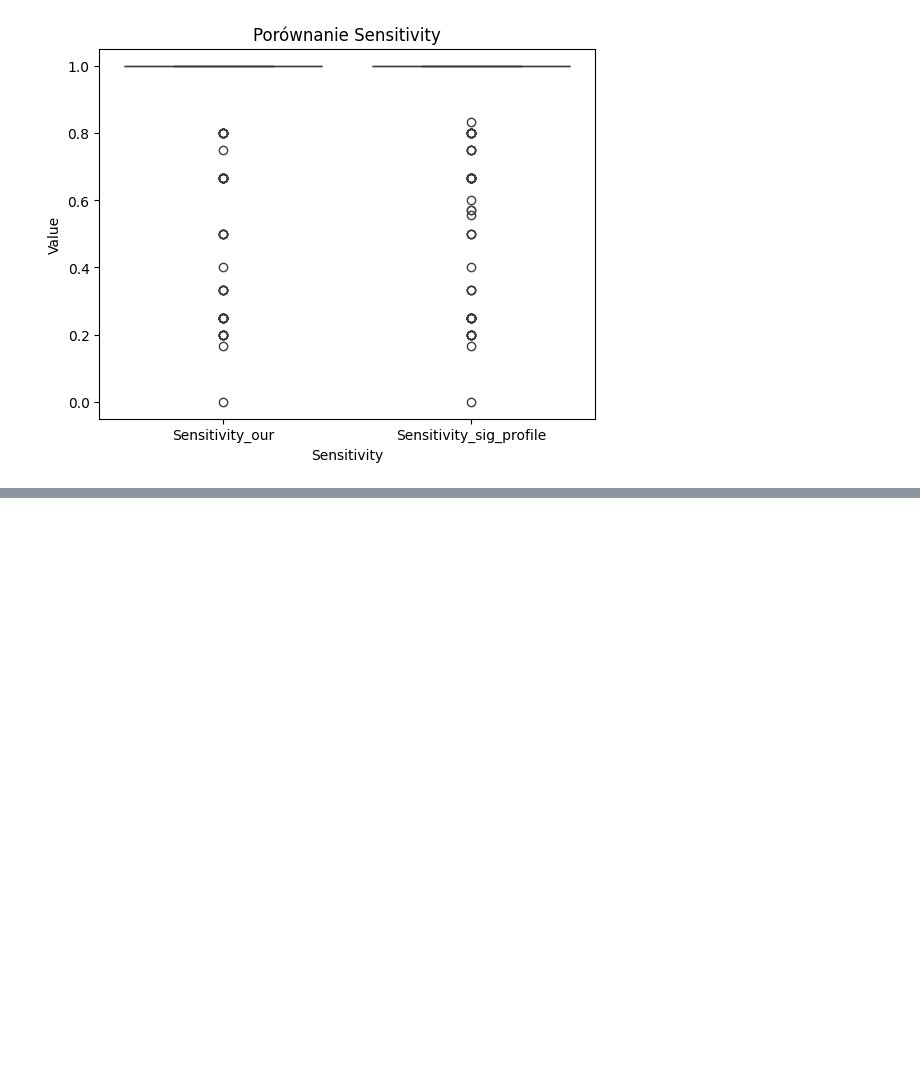
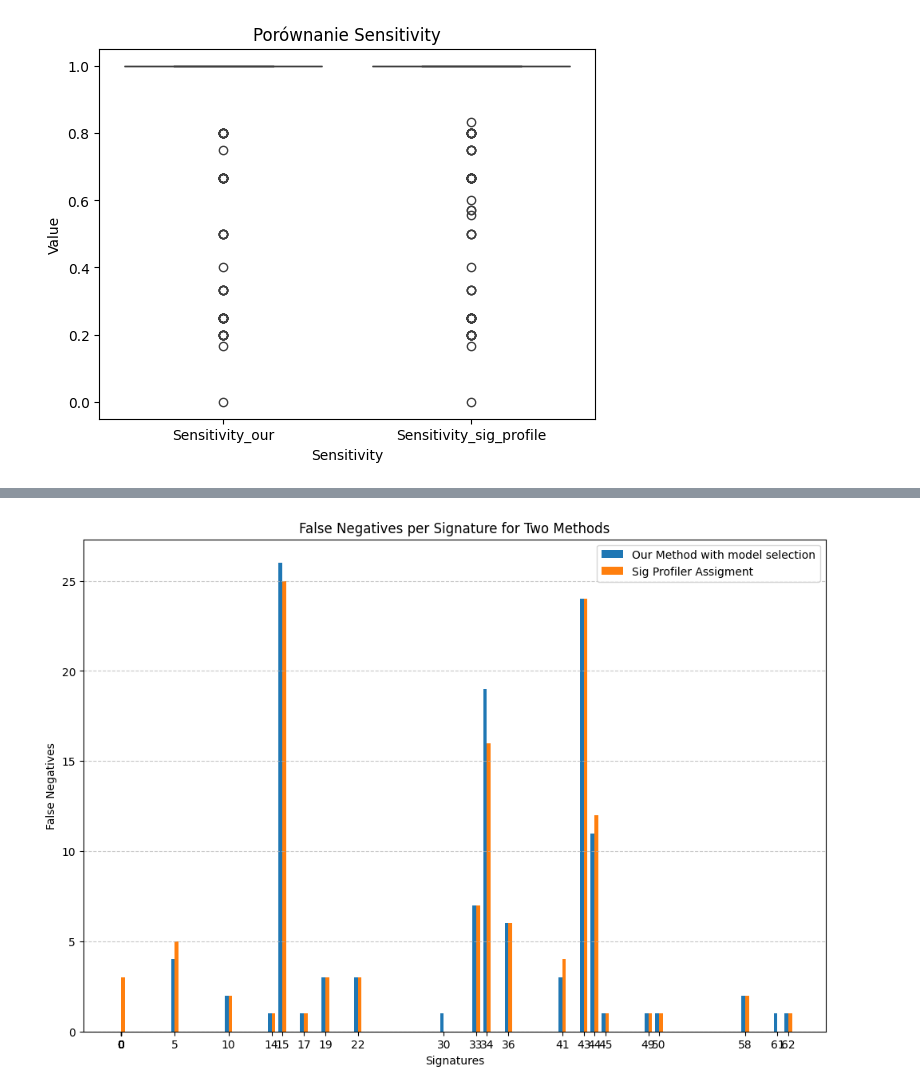
Before and after one commit to marcin119a/data_comparation, a Jupyter notebook: interpretation.ipynb, the cells around one changed output, grey strips where cells are left out. Cells and saved outputs as stored; diff of their text form; code cells hidden in the pictures; blank space fills up the shorter version.

```diff
--- a/interpretation.ipynb
+++ b/interpretation.ipynb
@@ -12,7 +12,7 @@ ground_truth_df.head()
 | 3 | 0.099229 | 16 | SP95550 | Uterus-AdenoCA |
 | 4 | 0.586489 | 44 | SP95550 | Uterus-AdenoCA |
 # %%
-experiment_df = pd.read_csv('experiment.csv', index_col=0)
+experiment_df = pd.read_csv('/home/amso/Documents/mutation_signatures/output/experiment.csv', index_col=0)
 experiment_df.columns = ['findSigExposures',	'best_columns',	'Sample Names',	'Cancer Types']
 experiment_df.head()
 # %% [output]
@@ -59,10 +59,13 @@ results = []
 total_values = 67
 
 for patient in ground_truth_df['Sample Names'].unique():
-    actual = ground_truth_df.groupby('Sample Names').get_group(patient)['best_columns'].tolist()
-    predicted = experiment_df.groupby('Sample Names').get_group(patient)['best_columns'].tolist()
-    predicted_sig_profile = experiment_sig_profiler_df.groupby('Sample Names').get_group(patient)['best_columns'].tolist()
-
+    try:
+        actual = ground_truth_df.groupby('Sample Names').get_group(patient)['best_columns'].tolist()
+        predicted = experiment_df.groupby('Sample Names').get_group(patient)['best_columns'].tolist()
+        predicted_sig_profile = experiment_sig_profiler_df.groupby('Sample Names').get_group(patient)['best_columns'].tolist()
+    except:
+        print(f'error: patient', patient)
+        continue
     sensitivity, specificity, false_negatives, false_positives = calculate_metrics(predicted, actual, total_values)
     sensitivity_sig_profile, specificity_sig_profile, false_negatives_sig_profile, false_positives_sig_profile = calculate_metrics(predicted_sig_profile, actual, total_values)
 
@@ -146,7 +154,7 @@ for idx, row in results_df.iterrows():
       signatures_false_positives_sig_profile.append({'Pacjent': row['Pacjent'], 'signature_false_positives_sig_profile': item})
 
 # Teraz możesz wykonać grupowanie na podstawie elementów
-grouped_fn_our = pd.DataFrame(signatures_false_negatives_our).groupby('signature_false_negatives_our').count()
-grouped_fp_our = pd.DataFrame(signatures_false_positives_our).groupby('signature_false_positives_our').count()
-grouped_fn_sig_profile = pd.DataFrame(signatures_false_negatives_sig_profile).groupby('signature_false_negatives_sig_profile').count()
-grouped_fp_sig_profile = pd.DataFrame(signatures_false_positives_sig_profile).groupby('signature_false_positives_sig_profile').count()
+grouped_fn_our = pd.DataFrame(signatures_false_negatives_our).groupby('signature_false_negatives_our').count().reset_index()
+grouped_fp_our = pd.DataFrame(signatures_false_positives_our).groupby('signature_false_positives_our').count().reset_index()
+grouped_fn_sig_profile = pd.DataFrame(signatures_false_negatives_sig_profile).groupby('signature_false_negatives_sig_profile').count().reset_index()
+grouped_fp_sig_profile = pd.DataFrame(signatures_false_positives_sig_profile).groupby('signature_false_positives_sig_profile').count().reset_index()
@@ -241,0 +201,21 @@ pd.read_csv('data/M.csv', delimiter='\t')
+# %%
+combined_df = pd.merge(grouped_fn_our, grouped_fn_sig_profile, left_on='signature_false_negatives_our', right_on='signature_false_negatives_sig_profile', how='outer').fillna(0)
+fig, ax = plt.subplots(figsize=(12, 8))
+
+bar_width = 0.35
+
+index = combined_df['signature_false_negatives_our']
+
+bar1 = ax.bar(index - bar_width/2, combined_df['Pacjent_x'], bar_width, label='Our Method with model selection')
+bar2 = ax.bar(index + bar_width/2, combined_df['Pacjent_y'], bar_width, label='Sig Profiler Assigment')
+
+ax.set_xlabel('Signatures')
+ax.set_ylabel('False Negatives')
+ax.set_title('False Negatives per Signature for Two Methods')
+ax.set_xticks(index)
+ax.legend()
+
+plt.grid(axis='y', linestyle='--', alpha=0.7)
+plt.show()
+# %% [output]
+[figure, added]
```
Also changed, not shown: parts of 32 cells of this notebook, 3 other files.
